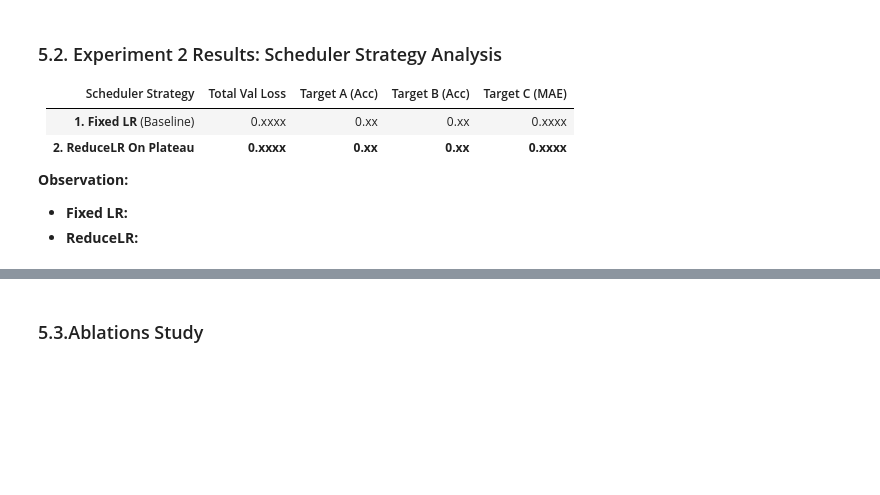
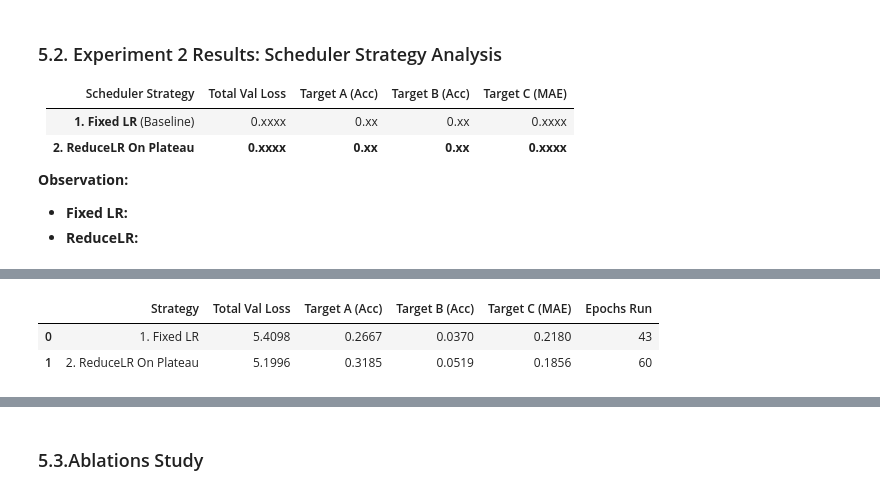
Before and after one commit to dang-nguyendd/DL-ASM2, a Jupyter notebook: main.ipynb, the cells around one changed output, grey strips where cells are left out. Drawn from its saved outputs; the diff is of its cells as text; code cells hidden in the pictures; blank space fills up the shorter version.

```diff
--- a/main.ipynb
+++ b/main.ipynb
@@ -498,3 +635,100 @@ plt.show()
 **Observation:**
 * **Fixed LR:**
 * **ReduceLR:**
+# %%
+# ==========================================
+# SECTION 6.2: EXPERIMENT 2 - SCHEDULER STRATEGY
+# ==========================================
+import pandas as pd
+from tensorflow.keras import callbacks, optimizers
+
+def run_scheduler_experiment(base_lr, train_ds, val_ds, epochs=60):
+    """
+    Compares training with a Fixed Learning Rate vs. ReduceLROnPlateau.
+    Args:
+        base_lr: The best learning rate found in Experiment 1.
+    """
+    results = []
+    histories = {}
+
+    # Define the strategies to compare
+    strategies = {
+        "1. Fixed LR": [
+            # Only stop if no improvement for 15 epochs
+            callbacks.EarlyStopping(monitor='val_loss', patience=15, restore_best_weights=True, verbose=0)
+        ],
+
+        "2. ReduceLR On Plateau": [
+            # Factor 0.5: Cut LR in half if loss stagnates for 5 epochs
+            callbacks.ReduceLROnPlateau(monitor='val_loss', factor=0.5, patience=5, min_lr=1e-6, verbose=1),
+            # Give it more time (patience=20) to benefit from the reduced LR
+            callbacks.EarlyStopping(monitor='val_loss', patience=20, restore_best_weights=True, verbose=0)
+        ]
+    }
+
+    print(f"--- STARTING EXP 2: SCHEDULER ANALYSIS (Base LR = {base_lr}) ---")
+
+    for name, callback_list in strategies.items():
+        print(f"\nTesting Strategy: {name} ...")
+
+        # A. Clear Session & Re-build Model (Ensure fair comparison)
+        keras.backend.clear_session()
+        model = build_model()
+
+        # B. Compile (Using the same Base LR for both)
+        model.compile(
+            optimizer=optimizers.Adam(learning_rate=base_lr),
+            loss={
+                "out_a": "sparse_categorical_crossentropy",
+                "out_b": "sparse_categorical_crossentropy",
+                "out_c": "mse",
+            },
+            loss_weights=[1.0, 1.0, 0.1], # Same weights as baseline
+            metrics={"out_a": "accuracy", "out_b": "accuracy", "out_c": "mae"},
+        )
+
+        # C. Train
+        history = model.fit(
+            train_ds,
+            validation_data=val_ds,
+            epochs=epochs,
+            verbose=0, # Silent training
+            callbacks=callback_list
+        )
+
+        # D. Record Results
+        histories[name] = history.history
+        scores = model.evaluate(val_ds, verbose=0)
+
+        results.append({
+            "Strategy": name,
+            "Total Val Loss": round(scores[0], 4),
+            "Target A (Acc)": round(scores[4], 4),
+            "Target B (Acc)": round(scores[5], 4),
+            "Target C (MAE)": round(scores[6], 4),
+            "Epochs Run": len(history.history['loss'])
+        })
+        print(f"-> Done. Final Val Loss: {scores[0]:.4f}")
+
+    return pd.DataFrame(results), histories
+
+# ==========================================
+# EXECUTION BLOCK
+# ==========================================
+
+# NOTE: Replace 0.01 with the BEST LR you found in Experiment 1
+# (Since Exp 1 showed 0.01 was better than 0.001, we use 0.01 here)
+BEST_LR_FROM_EXP1 = 0.01
+
+df_scheduler, history_scheduler = run_scheduler_experiment(
+    base_lr=BEST_LR_FROM_EXP1,
+    train_ds=train_ds,
+    val_ds=val_ds,
+    epochs=60
+)
+
+# Display Results
+print("\n>>> EXPERIMENT 2 RESULTS:")
+display(df_scheduler)
+print(df_scheduler.to_markdown(index=False))
+# %% [output]
@@ -500,0 +752,3 @@ plt.show()
+|  | Strategy | Total Val Loss | Target A (Acc) | Target B (Acc) | Target C (MAE) | Epochs Run |
+| 0 | 1. Fixed LR | 5.4098 | 0.2667 | 0.0370 | 0.2180 | 43 |
+| 1 | 2. ReduceLR On Plateau | 5.1996 | 0.3185 | 0.0519 | 0.1856 | 60 |
```
Also changed, not shown: parts of 8 cells of this notebook.
